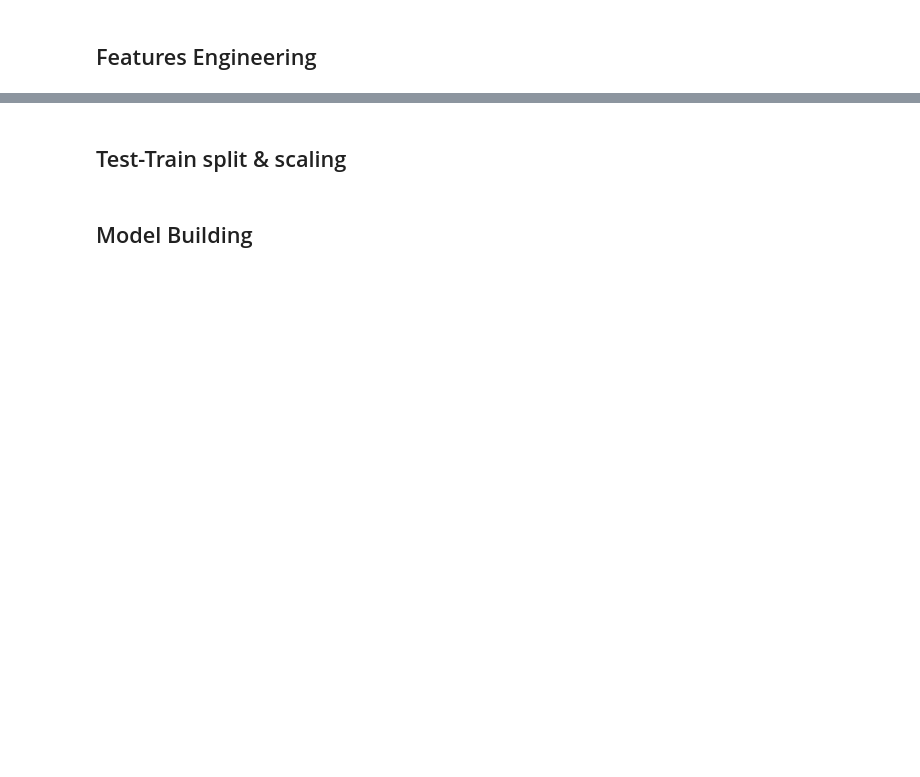
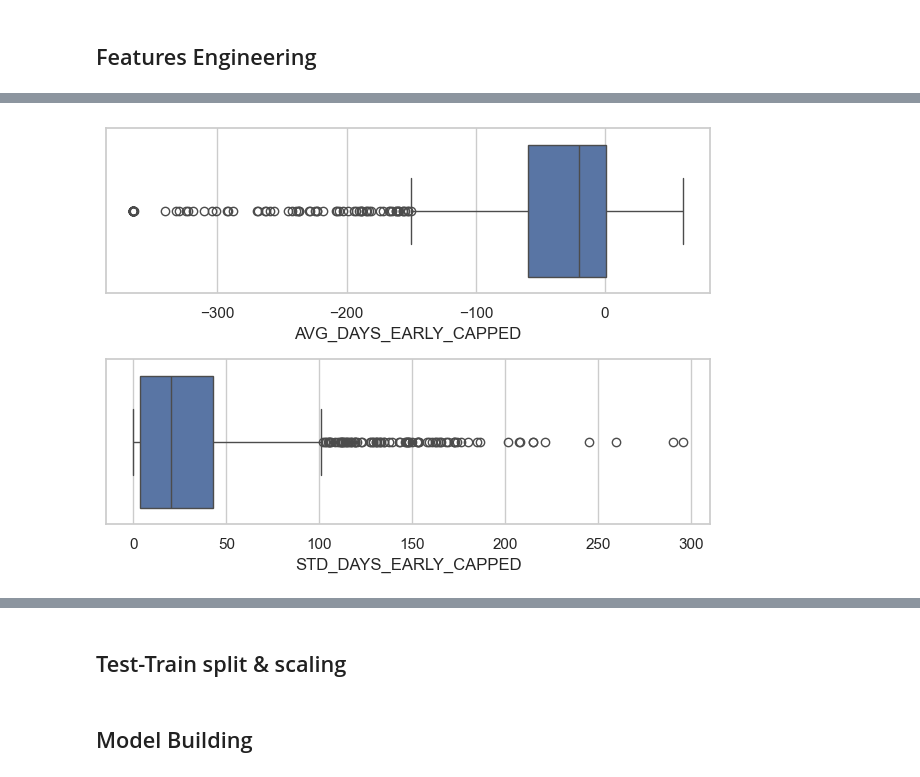
Before and after one commit to liemnh98/upGrad-Domain-Oriented-Case-Study, a Jupyter notebook: main_code.iPynb, the cells around one changed output, grey strips where cells are left out. Drawn from its saved outputs; the diff is of its cells as text; code cells hidden in the pictures; blank space fills up the shorter version.

```diff
--- a/main_code.iPynb
+++ b/main_code.iPynb
@@ -247,0 +263,6 @@ plt.show();
+# %%
+# calculate how early the payment was
+received['DAYS_EARLY'] = (received['DUE_DATE'] - received['RECEIPT_DATE']).dt.days
+
+# check outliers
+received['DAYS_EARLY'].describe(percentiles=[.01, .02, .05, .1, .25, .5, .75, .9, .95, .97, .99]).astype(int)
@@ -247,0 +287,11 @@ plt.show();
+# %%
+# late than 1 year will be considered the same
+received['DAYS_EARLY_CAPPED'] = received['DAYS_EARLY'].clip(lower=-365, upper=60)
+# %%
+# calculate the average and standard deviation of each Customer
+## the average days early indicates how on time the customer paid their payments
+## the standard deviation indicates how consistent the customer was in making payments
+customers = received.groupby('CUSTOMER_NUMBER').agg({'DAYS_EARLY_CAPPED': ['mean', 'std']}).fillna(0)
+customers.reset_index(inplace=True)
+customers.columns = ['CUSTOMER_NUMBER', 'AVG_DAYS_EARLY_CAPPED', 'STD_DAYS_EARLY_CAPPED']
+customers.head()
@@ -247,0 +305,10 @@ plt.show();
+# %%
+# plot the outliers using boxplot
+plt.subplot(2, 1, 1)
+sns.boxplot(customers['AVG_DAYS_EARLY_CAPPED'], orient= 'h')
+plt.subplot(2, 1, 2)
+sns.boxplot(customers['STD_DAYS_EARLY_CAPPED'], orient= 'h')
+plt.tight_layout()
+plt.show()
+# %% [output]
+[figure, added]
```
Also changed, not shown: parts of 17 cells of this notebook.
